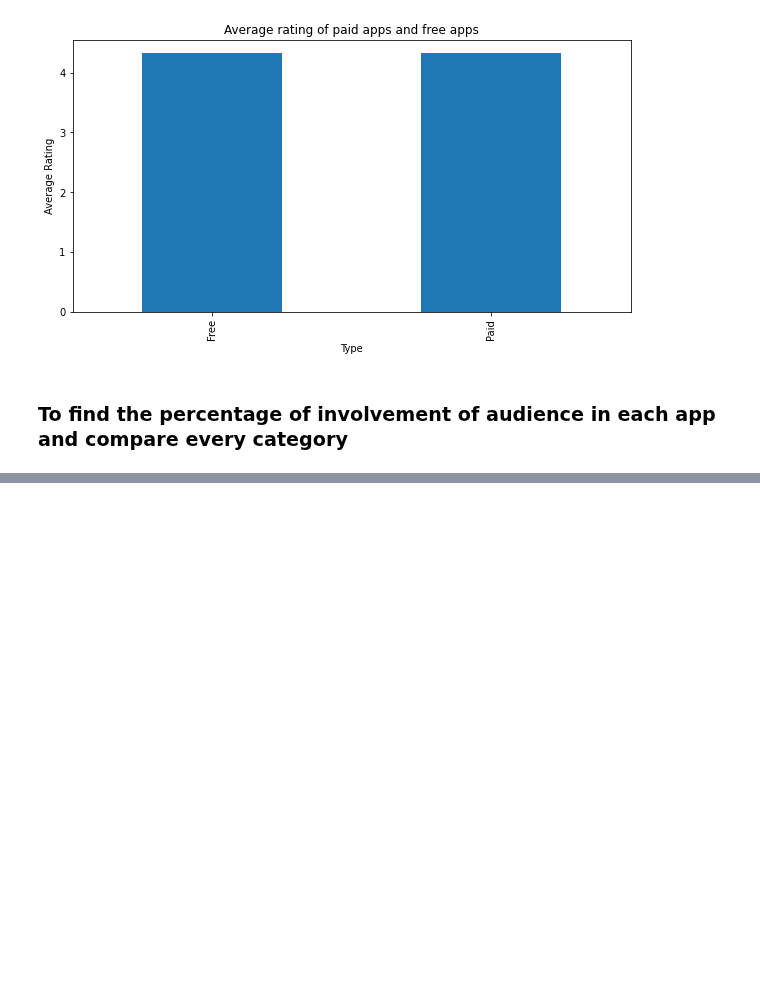
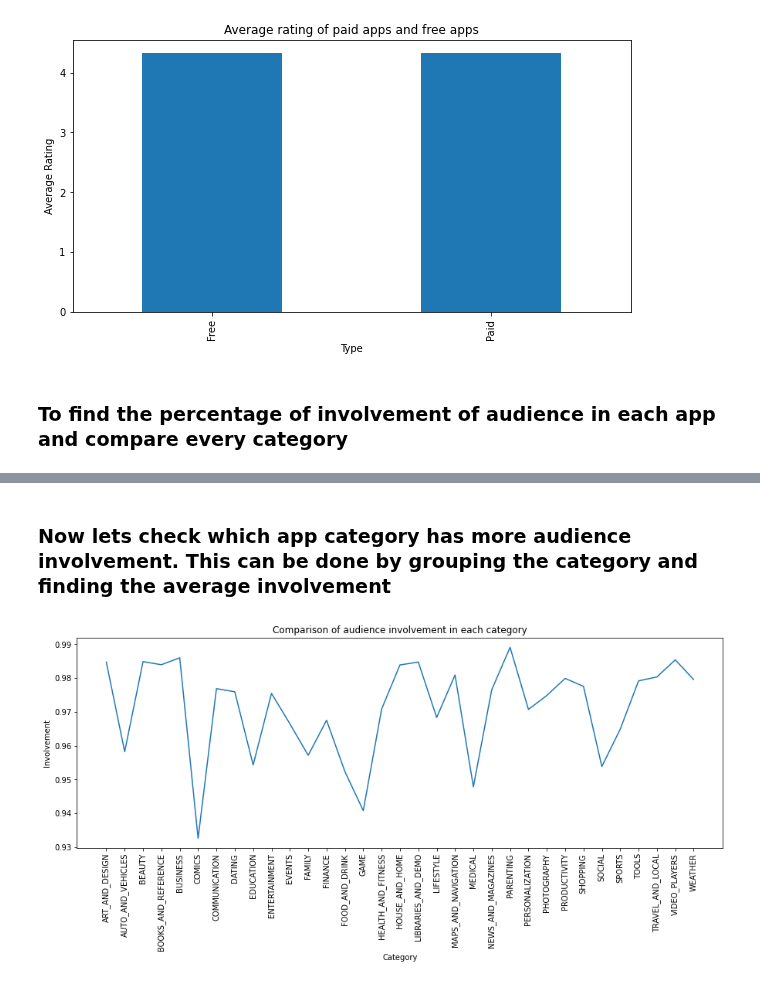
Before and after one commit to Preetirai-tech/Play-Store-App-Review-Analysis, a Jupyter notebook: Play_Store_App_Review_Analysis_Capstone_Project.ipynb, the cells around one changed output, grey strips where cells are left out. Drawn from its saved outputs; the diff is of its cells as text; code cells hidden in the pictures; blank space fills up the shorter version.

```diff
--- a/Play_Store_App_Review_Analysis_Capstone_Project.ipynb
+++ b/Play_Store_App_Review_Analysis_Capstone_Project.ipynb
@@ -385,3 +385,17 @@ combined_df.head()
 | 2 | Coloring book moana | ART_AND_DESIGN | 3.9 | 967 | 14000.0 | 500000 | Free | 0.0 | Everyone | Art & Design;Pretend Play | ... |
 | 3 | Coloring book moana | ART_AND_DESIGN | 3.9 | 967 | 14000.0 | 500000 | Free | 0.0 | Everyone | Art & Design;Pretend Play | ... |
 | 4 | Coloring book moana | ART_AND_DESIGN | 3.9 | 967 | 14000.0 | 500000 | Free | 0.0 | Everyone | Art & Design;Pretend Play | ... |
+# %% [markdown]
+### **Now lets check which app category has more audience involvement. This can be done by grouping the category and finding the average involvement**
+# %%
+involvement_df = combined_df.groupby('Category')['involvement'].mean().reset_index()
+# %%
+plt.figure(figsize = (15,5))
+plt.plot(involvement_df['Category'],involvement_df['involvement'])
+plt.xticks(rotation = '90')
+plt.title('Comparison of audience involvement in each category')
+plt.xlabel('Category')
+plt.ylabel('Involvement')
+plt.show()
+# %% [output]
+[figure, added]
```
